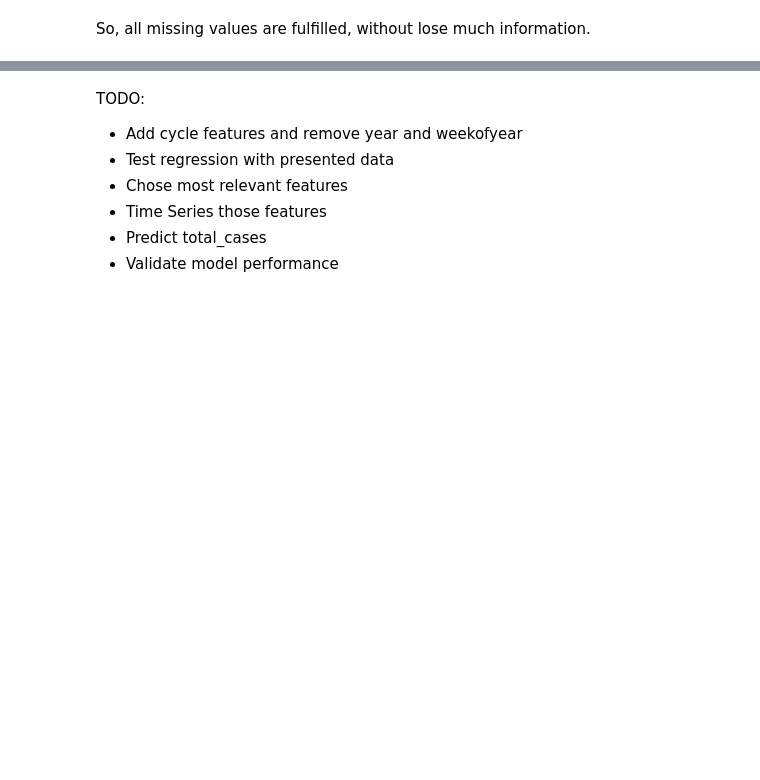
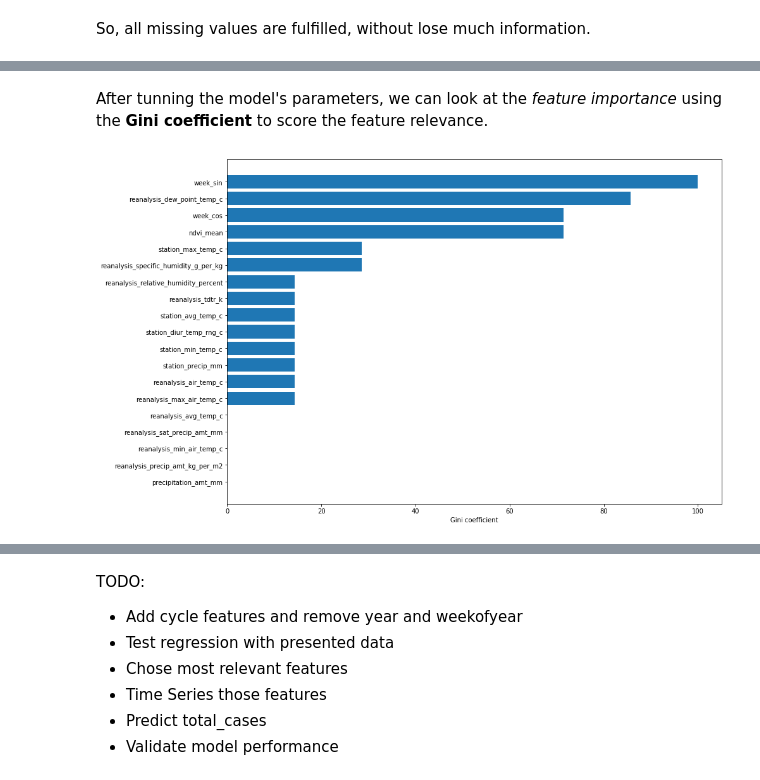
Before and after one commit to bfroz/Projects, a Jupyter notebook: DengAI - Predicting Disease Spread/DengAI - Predicting Disease Spread.ipynb, the cells around one changed output, grey strips where cells are left out. Cells and saved outputs as stored; diff of their text form; code cells hidden in the pictures; blank space fills up the shorter version.

```diff
--- a/DengAI - Predicting Disease Spread/DengAI - Predicting Disease Spread.ipynb
+++ b/DengAI - Predicting Disease Spread/DengAI - Predicting Disease Spread.ipynb
@@ -360,0 +374,4 @@ sns.heatmap(df_train_iq_inter.isnull(),yticklabels=False,cbar=False,cmap='viridi
+# %%
+#Dropping year
+df_train_sj_inter = df_train_sj_inter.drop(['year'], axis=1)
+df_train_iq_inter = df_train_iq_inter.drop(['year'], axis=1)
@@ -360,0 +438,5 @@ sns.heatmap(df_train_iq_inter.isnull(),yticklabels=False,cbar=False,cmap='viridi
+# %%
+# A parameter grid for XGBoost
+params = {'objective':['reg:linear'], 'min_child_weight':[4,5,6,7], 'gamma':[i/10.0 for i in range(0,5)],
+          'subsample':[i/10.0 for i in range(6,11)], 'colsample_bytree':[i/10.0 for i in range(3,7)],
+          'learning_rate':[i/10.0 for i in range(1,5)], 'max_depth': [3,4,5,6,7], 'n_estimators': [5]}
@@ -360,0 +476,20 @@ sns.heatmap(df_train_iq_inter.isnull(),yticklabels=False,cbar=False,cmap='viridi
+# %%
+%%time
+X = df_train_iq_inter.drop(['total_cases'], axis=1)
+y = df_train_iq_inter[['total_cases']]
+
+X_train, X_test, y_train, y_test = train_test_split(X, y, test_size=0.3, random_state=63)
+
+xg_reg = xgb.XGBRegressor(nthread=-1)
+grid = GridSearchCV(xg_reg, params, cv=3, iid=False, scoring='neg_mean_absolute_error')
+grid.fit(X,y)
+best_parameters = grid.best_estimator_.get_params()
+for param_name in sorted(params.keys()):
+    print("\t%s: %r" % (param_name, best_parameters[param_name]))
+optm_iq_xg_reg = xgb.XGBRegressor(**best_parameters)
+
+optm_iq_xg_reg.fit(X_train,y_train)
+y_predict = correct_prediction(optm_iq_xg_reg.predict(X_test))
+
+regression_model_mae = mean_absolute_error(y_predict, y_test)
+print('iq 2nd training - Grid Search (MAE): ' + str(regression_model_mae) + '\n')
@@ -360,0 +509,20 @@ sns.heatmap(df_train_iq_inter.isnull(),yticklabels=False,cbar=False,cmap='viridi
+# %% [markdown]
+After tunning the model's parameters, we can look at the *feature importance* using the **Gini coefficient** to score the feature relevance.
+# %%
+#plot and return feature importance (Gini coefficient)
+def renderFeatureImportance( classifier , feature_name ):
+    feature_importance = classifier.feature_importances_
+    feature_importance = 100. * ( feature_importance / feature_importance.max() )
+    sorted_idx = np.argsort( feature_importance )
+    pos = np.arange( sorted_idx.shape[0] ) + .5
+    plt.figure( figsize=(14,10) )
+    plt.barh( pos , feature_importance[sorted_idx] , align='center' )
+    plt.yticks( pos , feature_name[sorted_idx] )
+    plt.xlabel( 'Gini coefficient' )
+    df = pd.DataFrame(feature_importance[sorted_idx], index =feature_name[sorted_idx], columns=['value'] )
+    plt.show()
+    return df
+# %%
+sj_features = renderFeatureImportance( optm_sj_xg_reg, X_train.columns )
+# %% [output]
+[figure, added]
```
Also changed, not shown: parts of 22 cells of this notebook.
